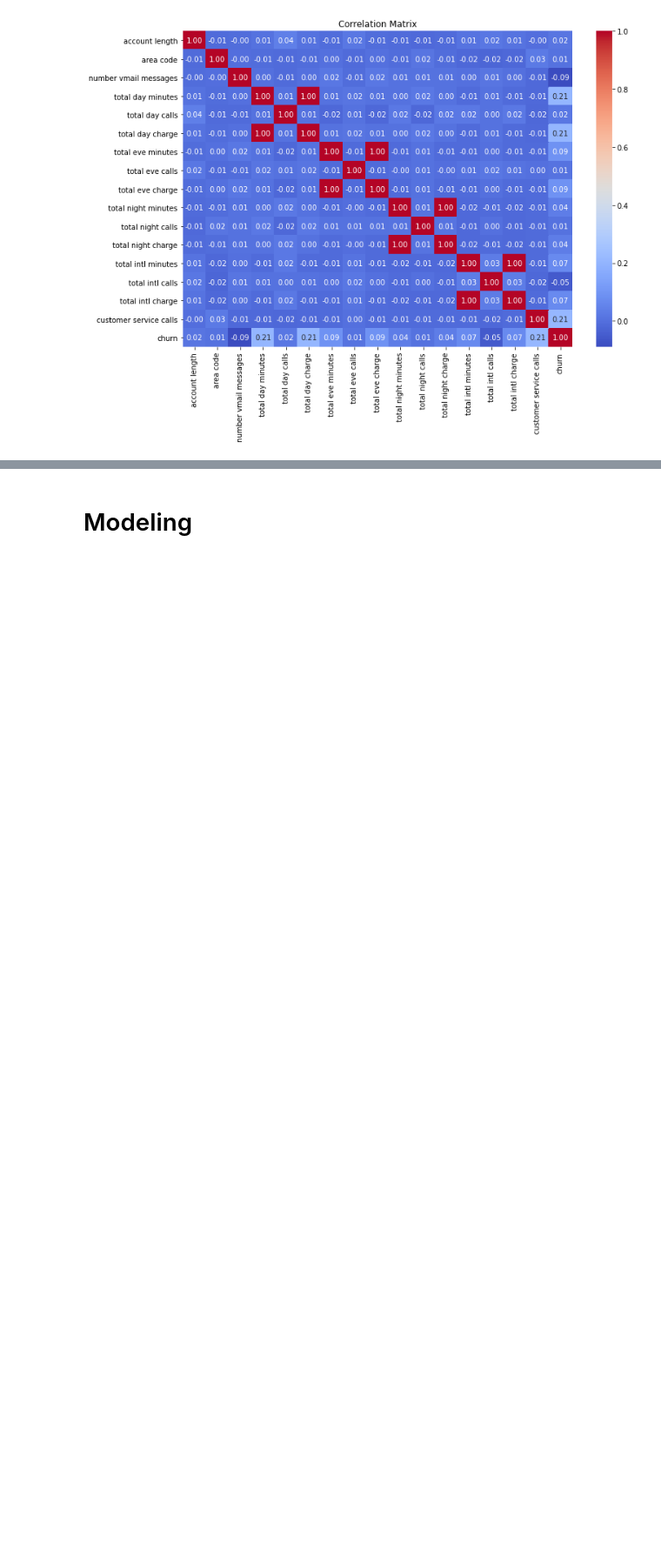
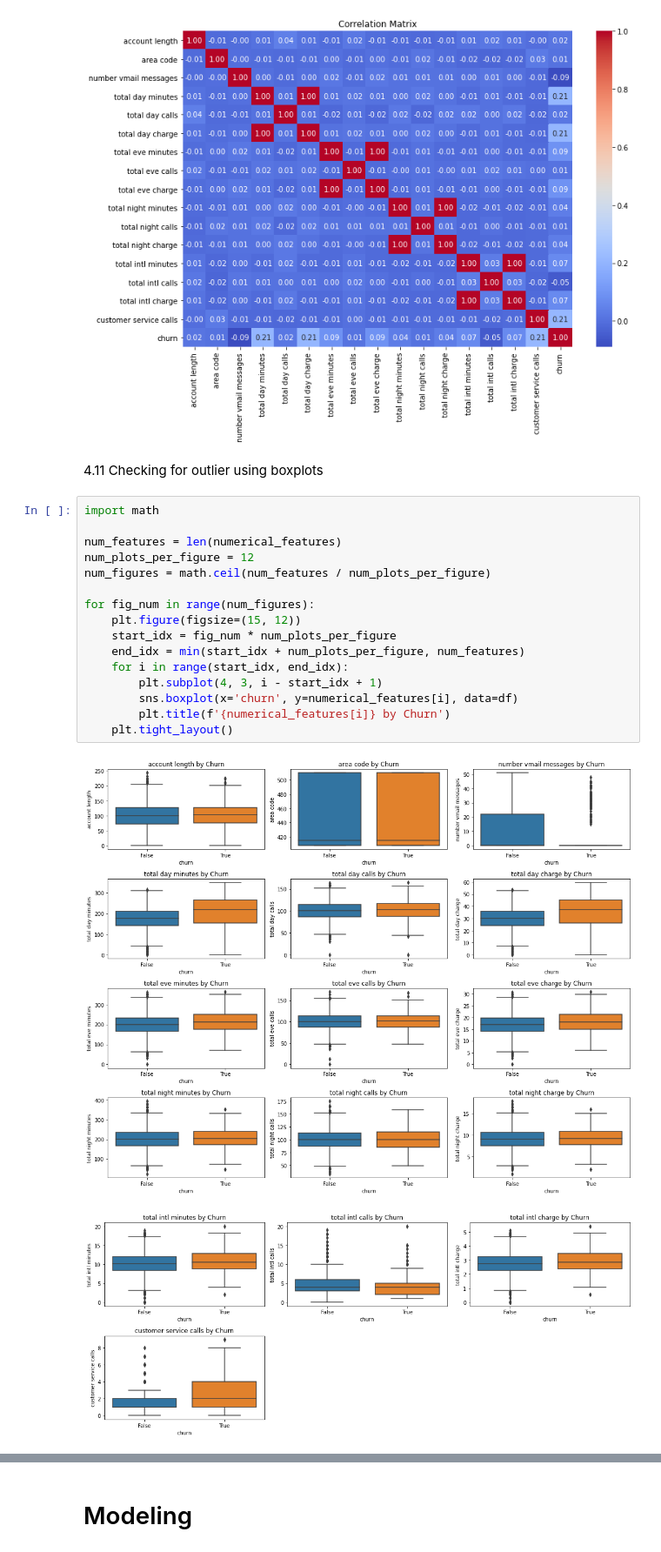
Before and after one commit to wawerukahuthu/PHASE-3-PROJECT, a Jupyter notebook: index.ipynb, the cells around one changed output, grey strips where cells are left out. Shown: that part at 87% size. Drawn from its saved outputs; the diff is of its cells as text; blank space fills up the shorter version.

Commit message:
done with numerical features

```diff
--- a/index.ipynb
+++ b/index.ipynb
@@ -195,3 +195,24 @@ plt.title('Correlation Matrix')
 plt.show()
 # %% [output]
 [figure]
+# %% [markdown]
+4.11 Checking for outlier using boxplots
+# %%
+import math
+
+num_features = len(numerical_features)
+num_plots_per_figure = 12
+num_figures = math.ceil(num_features / num_plots_per_figure)
+
+for fig_num in range(num_figures):
+    plt.figure(figsize=(15, 12))
+    start_idx = fig_num * num_plots_per_figure
+    end_idx = min(start_idx + num_plots_per_figure, num_features)
+    for i in range(start_idx, end_idx):
+        plt.subplot(4, 3, i - start_idx + 1)
+        sns.boxplot(x='churn', y=numerical_features[i], data=df)
+        plt.title(f'{numerical_features[i]} by Churn')
+    plt.tight_layout()
+# %% [output]
+[figure, added]
+[figure, added]
```
Also changed, not shown: parts of 3 cells of this notebook.
